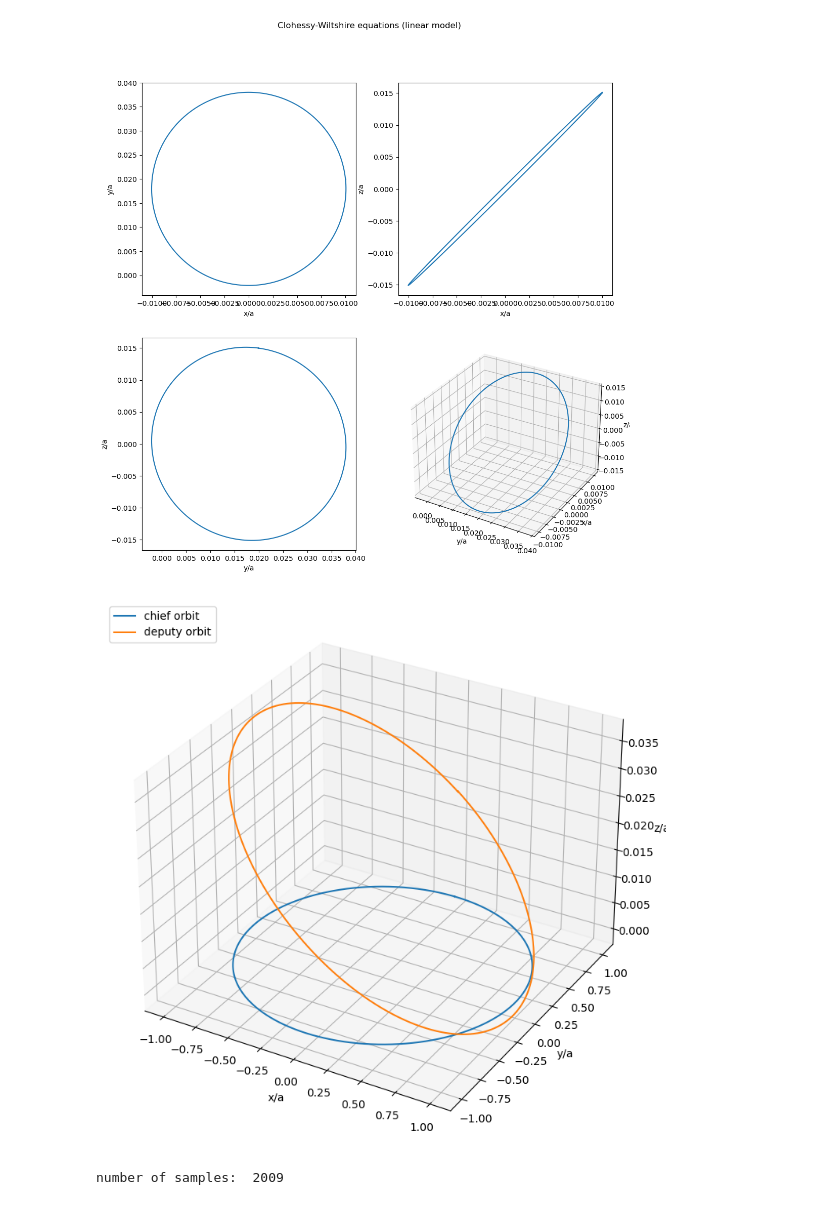
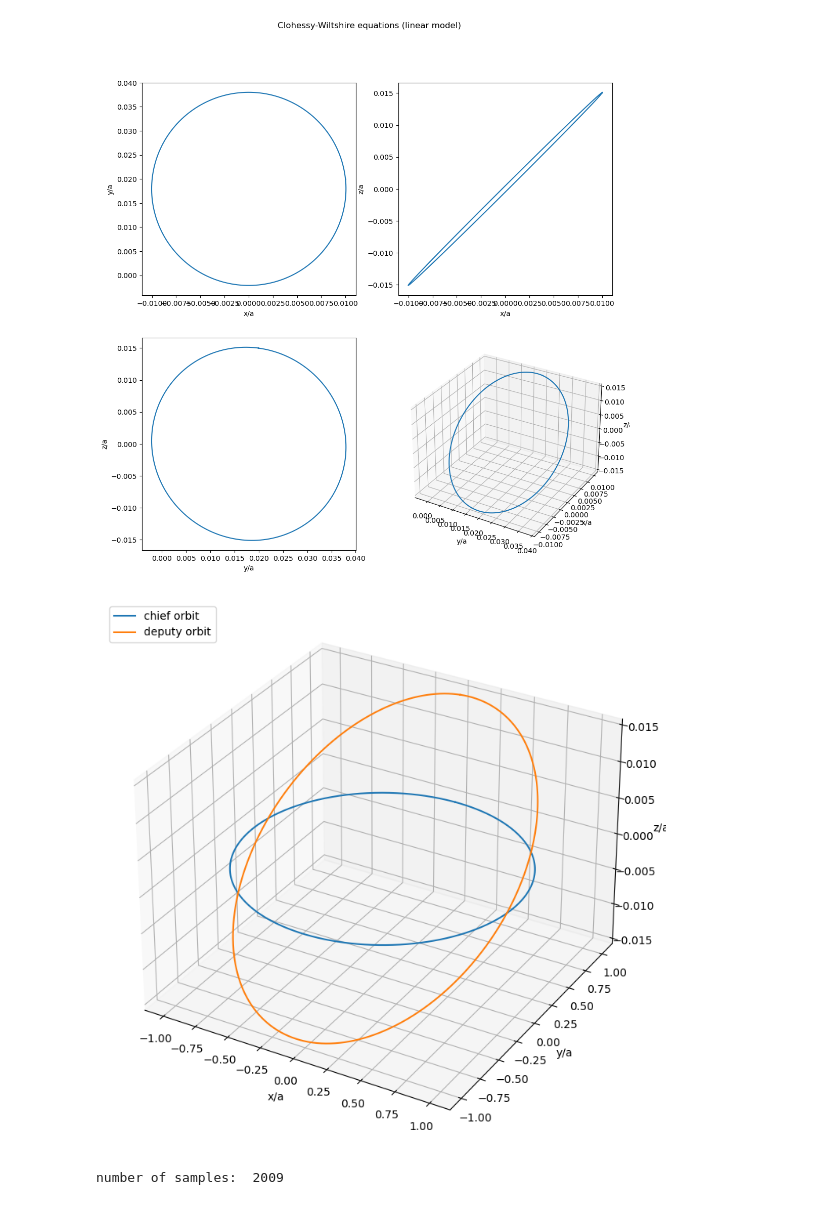
Before and after one commit to A1rsenij/Spacecraft-control, a Jupyter notebook: sff.ipynb, the cells around one changed output. Drawn from its saved outputs; the diff is of its cells as text; code cells hidden in the pictures.

```diff
--- a/sff.ipynb
+++ b/sff.ipynb
@@ -83,7 +87,7 @@ plt.show()
 # %% [output]
 [figure]
 # %%
-#non-linear model
+# non-linear model
 #y = [x, y, z, xt, yt, zt]
 def CWfunc(t, mas, n, mu, a0):
     out = np.zeros(6)
@@ -93,15 +97,19 @@ def CWfunc(t, mas, n, mu, a0):
     out[1] = yt
     out[2] = zt
 
-    out[3] = 2 * n * yt + n**2 * x - (mu * (a0 + x)) / ((a0 + x)**2 + y**2 + z**2)**(3/2) + mu / a0**2
-    out[4] = -2 * n * xt + n**2 * y - (mu * y) / ((a0 + x)**2 + y**2 + z**2)**(3/2)
+    out[3] = 2 * n * yt + n**2 * x - \
+        (mu * (a0 + x)) / ((a0 + x)**2 + y**2 + z**2)**(3/2) + mu / a0**2
+    out[4] = -2 * n * xt + n**2 * y - \
+        (mu * y) / ((a0 + x)**2 + y**2 + z**2)**(3/2)
     out[5] = -(mu * z) / ((a0 + x)**2 + y**2 + z**2)**(3/2)
 
     return out
 
+
 mas0 = [69780, 139560, 104670, 7.5579, -151.116, 15.116]
 
-solution = solve_ivp(CWfunc, (0, 2 * (2*np.pi/float(n0))), mas0, args=(n0, 3.986e14, r0), max_step = (2*np.pi/float(n0)/1000))
+solution = solve_ivp(CWfunc, (0, 2 * (2*np.pi/float(n0))), mas0,
+                     args=(n0, 3.986e14, r0), max_step=(2*np.pi/float(n0)/1000))
 
 print("number of samples: ", len(solution.t))
 
@@ -152,8 +160,8 @@ plt.show()
 # %% [output]
 [figure]
 # %%
-#linear model with ode
-#mas = [/*realtive orbit*/ x, y, z, xt, yt, zt, /*chief position*/ x1, y1, z1, xt1, yt1, zt1]
+# linear model with ode
+# mas = [/*realtive orbit*/ x, y, z, xt, yt, zt, /*chief position*/ x1, y1, z1, xt1, yt1, zt1]
 def CWfunc(t, mas, n):
     out = np.zeros(12)
     x, y, z, xt, yt, zt, x1, y1, z1, xt1, yt1, zt1 = mas
@@ -170,15 +178,18 @@ def CWfunc(t, mas, n):
     out[7] = yt1
     out[8] = zt1
 
-    out[9]  = - n**2 * x1
+    out[9] = - n**2 * x1
     out[10] = - n**2 * y1
     out[11] = - n**2 * z1
 
     return out
 
-mas0 = [69780, 139560, 104670, 7.5579, -151.116, 15.116, r0, 0, 0, 0, r0 * n0, 0]
 
-solution = solve_ivp(CWfunc, (0, (2*np.pi/float(n0))), mas0, args=(n0,), max_step = (2*np.pi/float(n0)/1000))
+mas0 = [69780, 139560, 104670, 7.5579, -
+        151.116, 15.116, r0, 0, 0, 0, r0 * n0, 0]
+
+solution = solve_ivp(CWfunc, (0, (2*np.pi/float(n0))), mas0,
+                     args=(n0,), max_step=(2*np.pi/float(n0)/1000))
 
 print("number of samples: ", len(solution.t))
 
@@ -214,7 +225,14 @@ for x, y, z, x1, y1, z1, xt1, yt1, zt1 in zip(solution.y[0], solution.y[1], solu
     ey = ey / np.linalg.norm(np.double(ey))
     ex = np.cross(ey, ez)
 
-    A = np.vstack((ex, ey, ez)).T
+    print(ex, ey, ez, sep="\n")
+
+    #A = np.vstack((ex, ey, ez)).T
+    A = np.vstack((ez, ex, ey)).T
+
+    print(A)
+    print(np.array([[x], [y], [z]]))
+    print(A @ np.array([[x], [y], [z]]))
 
     x0, y0, z0 = (A @ np.array([[x], [y], [z]]) + np.array([[x1], [y1], [z1]])).T[0]
 
@@ -250,15 +286,17 @@ plt.show()
 # %%
 # deputy and chief orbits in ECI coordinate system
 fig = plt.figure(figsize=(9, 9))
 ax = fig.add_subplot(projection='3d')
-ax.plot3D(solution.y[7] / r0, solution.y[6] / r0, solution.y[8] / r0, label="chief orbit")
-ax.plot3D(deputy_pos[1] / r0, deputy_pos[0] / r0, deputy_pos[2] / r0, label="deputy orbit")
+ax.plot3D(solution.y[7] / r0, solution.y[6] / r0,
+          solution.y[8] / r0, label="chief orbit")
+ax.plot3D(deputy_pos[1] / r0, deputy_pos[0] / r0,
+          deputy_pos[2] / r0, label="deputy orbit")
 ax.set_xlabel("x/a")
 ax.set_ylabel("y/a")
 ax.set_zlabel("z/a")
 ax.legend(loc="upper left")
 
 plt.show()
 # %% [output]
-[figure, old version]
+[figure, new version]
 # %%
```
Also changed, not shown: parts of 11 cells of this notebook, 1 other file.
